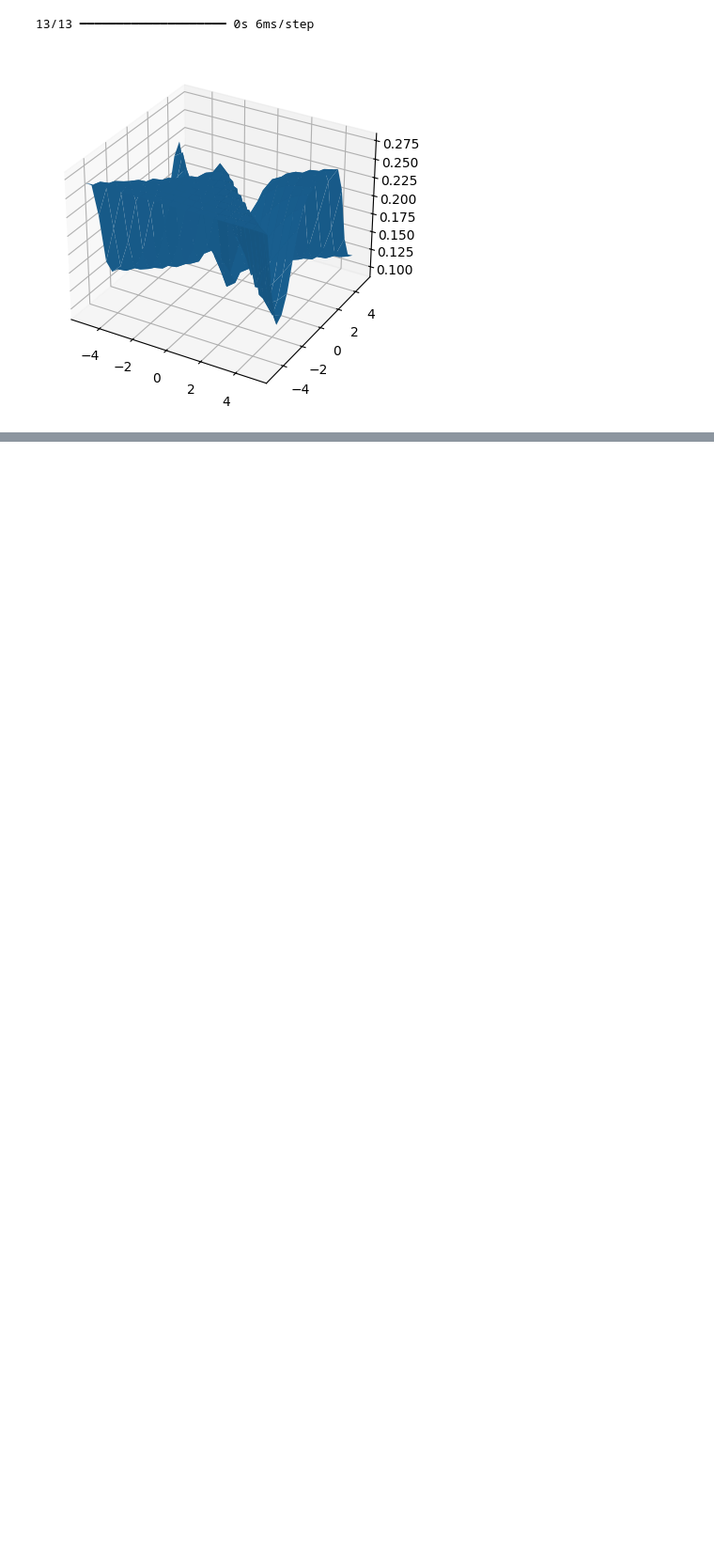
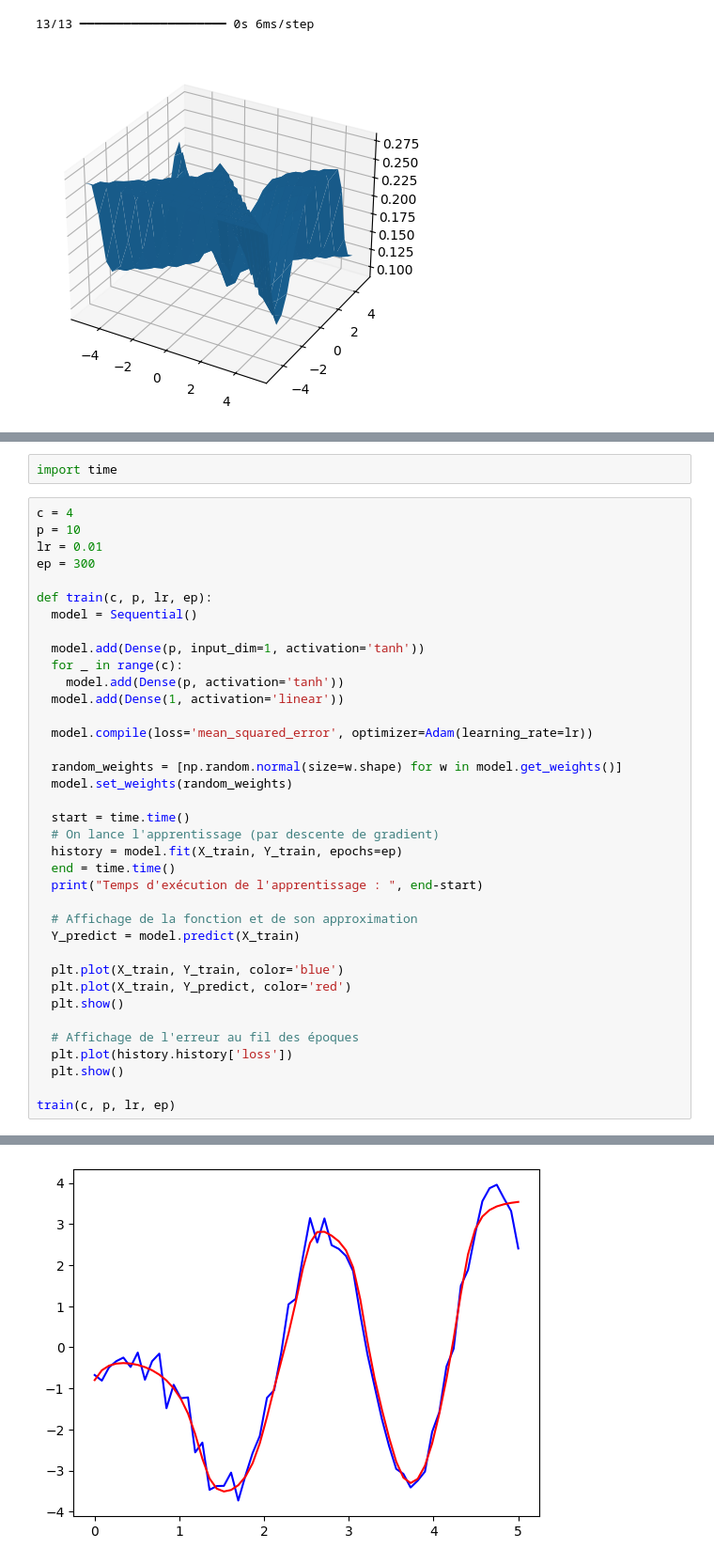
Before and after one commit to jordanlavenant/TP1-modelisation, a Jupyter notebook: TP1_1.6.ipynb, the cells around one changed output, grey strips where cells are left out. Shown at 94% size. Drawn from its saved outputs; the diff is of its cells as text; blank space fills up the shorter version.

```diff
--- a/TP1_1.6.ipynb
+++ b/TP1_1.6.ipynb
@@ -81,0 +212,40 @@ plt.show()
+# %%
+import time
+# %%
+c = 4
+p = 10
+lr = 0.01
+ep = 300
+
+def train(c, p, lr, ep):
+  model = Sequential()
+
+  model.add(Dense(p, input_dim=1, activation='tanh'))
+  for _ in range(c):
+    model.add(Dense(p, activation='tanh'))
+  model.add(Dense(1, activation='linear'))
+
+  model.compile(loss='mean_squared_error', optimizer=Adam(learning_rate=lr))
+
+  random_weights = [np.random.normal(size=w.shape) for w in model.get_weights()]
+  model.set_weights(random_weights)
+
+  start = time.time()
+  # On lance l'apprentissage (par descente de gradient)
+  history = model.fit(X_train, Y_train, epochs=ep)
+  end = time.time()
+  print("Temps d'exécution de l'apprentissage : ", end-start)
+
+  # Affichage de la fonction et de son approximation
+  Y_predict = model.predict(X_train)
+
+  plt.plot(X_train, Y_train, color='blue')
+  plt.plot(X_train, Y_predict, color='red')
+  plt.show()
+
+  # Affichage de l'erreur au fil des époques
+  plt.plot(history.history['loss'])
+  plt.show()
+
+train(c, p, lr, ep)
+# %% [output]
@@ -81,0 +269 @@ plt.show()
+[figure, added]
```
Also changed, not shown: parts of 12 cells of this notebook.
